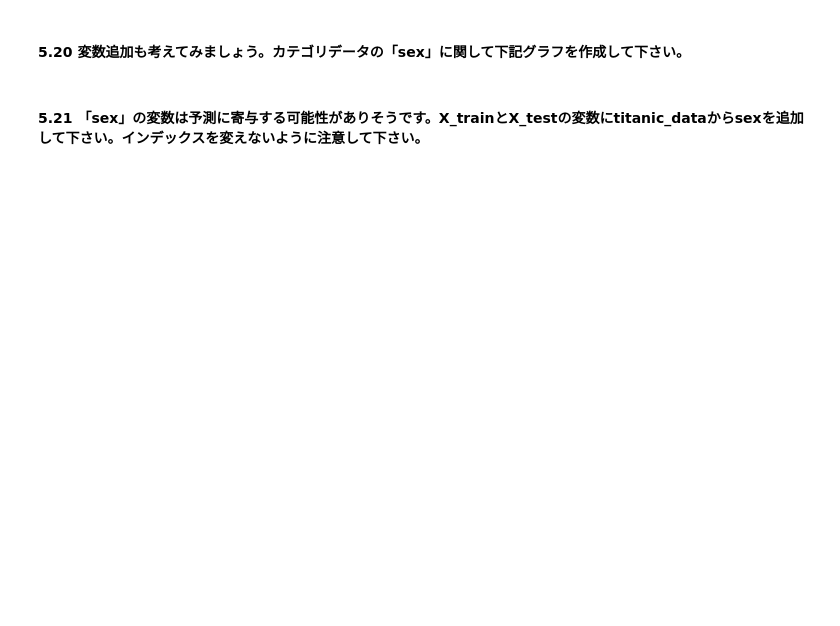
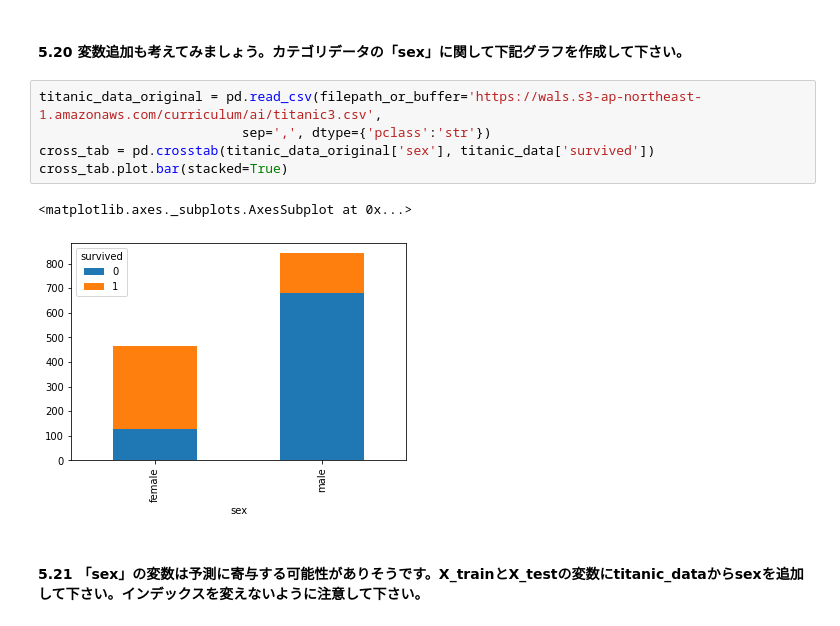
Before and after one commit to A24-N/googlecolaboratory, a Jupyter notebook: 04_machine_learning_editor.ipynb, the cells around one changed output. Drawn from its saved outputs; the diff is of its cells as text; blank space fills up the shorter version.

```diff
--- a/04_machine_learning_editor.ipynb
+++ b/04_machine_learning_editor.ipynb
@@ -516,4 +657,12 @@ DecisionTreeClassifier(max_depth=4, random_state=0)
 # %% [markdown]
 #### 5.20 変数追加も考えてみましょう。カテゴリデータの「sex」に関して下記グラフを作成して下さい。
+# %%
+titanic_data_original = pd.read_csv(filepath_or_buffer='https://wals.s3-ap-northeast-1.amazonaws.com/curriculum/ai/titanic3.csv',
+                          sep=',', dtype={'pclass':'str'})
+cross_tab = pd.crosstab(titanic_data_original['sex'], titanic_data['survived'])
+cross_tab.plot.bar(stacked=True)
+# %% [output]
+<matplotlib.axes._subplots.AxesSubplot at 0x...>
+[figure, added]
 # %% [markdown]
 #### 5.21 「sex」の変数は予測に寄与する可能性がありそうです。X_trainとX_testの変数にtitanic_dataからsexを追加して下さい。インデックスを変えないように注意して下さい。
```
Also changed, not shown: parts of 50 cells of this notebook.
